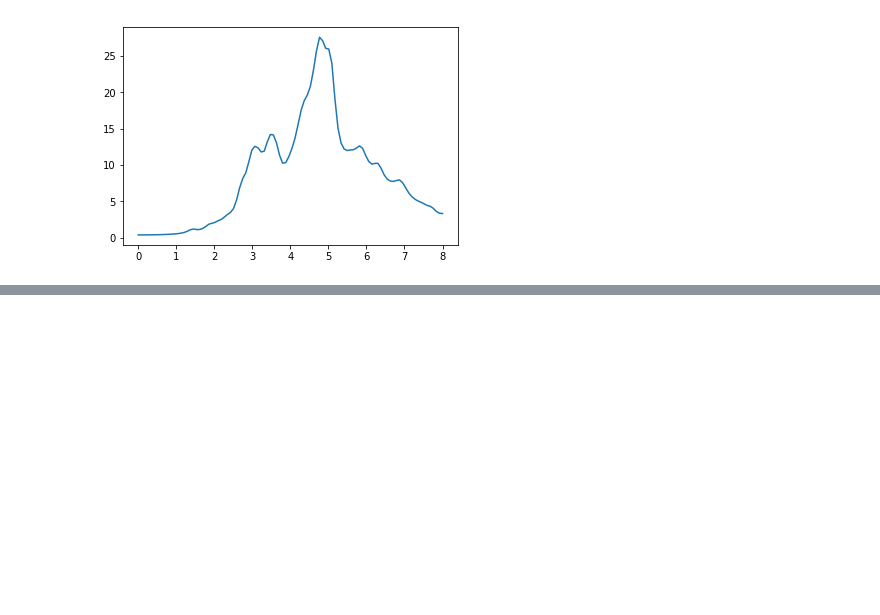
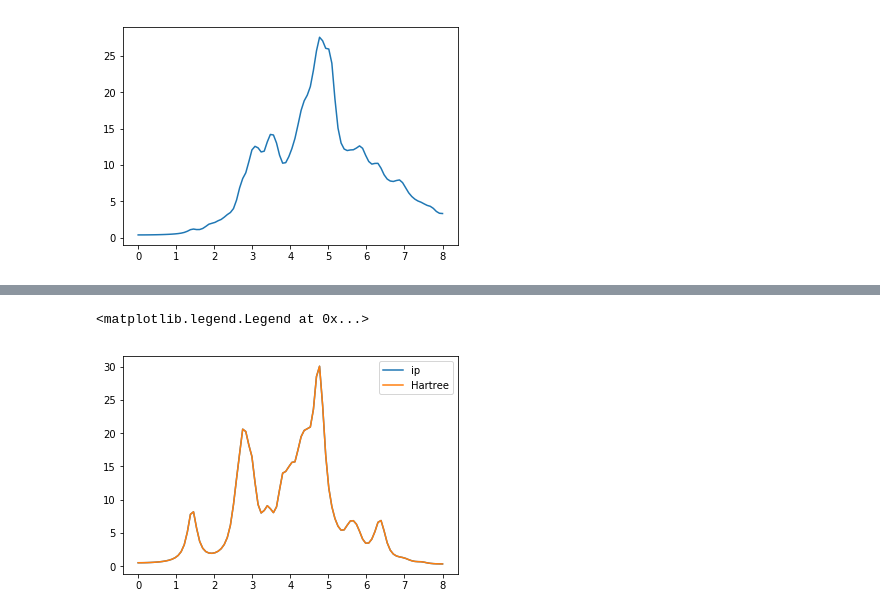
Before and after one commit to marcodalessandro76/Generation-and-decay-of-the-degree-of-spin-polarization-in-GaAs, a Jupyter notebook: IP_Absorption.ipynb, the cells around one changed output, grey strips where cells are left out. Saved outputs shown, nothing was run; the diff lists cells and outputs as text; code cells hidden in the pictures; blank space fills up the shorter version.

```diff
--- a/IP_Absorption.ipynb
+++ b/IP_Absorption.ipynb
@@ -113,0 +162,12 @@ plt.plot(energy,eps_im)
+# %%
+eps_hartree = data['eps_q1_inv_rpa_dyson']
+energy_hartree = eps['col0']
+eps_im_hartree = eps['col1']
+eps_re_hartree = eps['col2']
+# %%
+plt.plot(energy,eps_im,label='ip')
+plt.plot(energy_hartree,eps_im_hartree,label='Hartree')
+plt.legend()
+# %% [output]
+<matplotlib.legend.Legend at 0x...>
+[figure, added]
```
Also changed, not shown: parts of 20 cells of this notebook, 2 other files.
